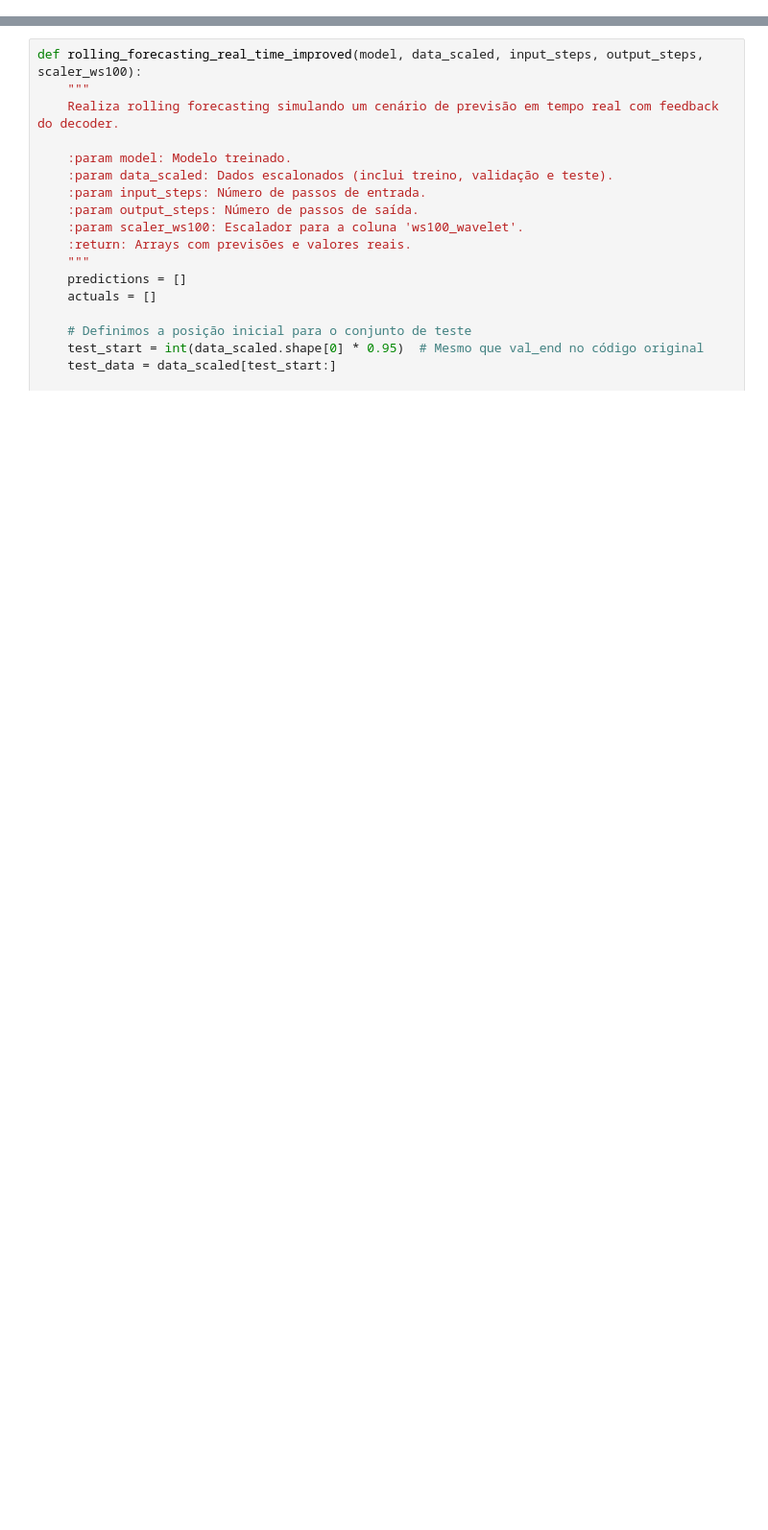
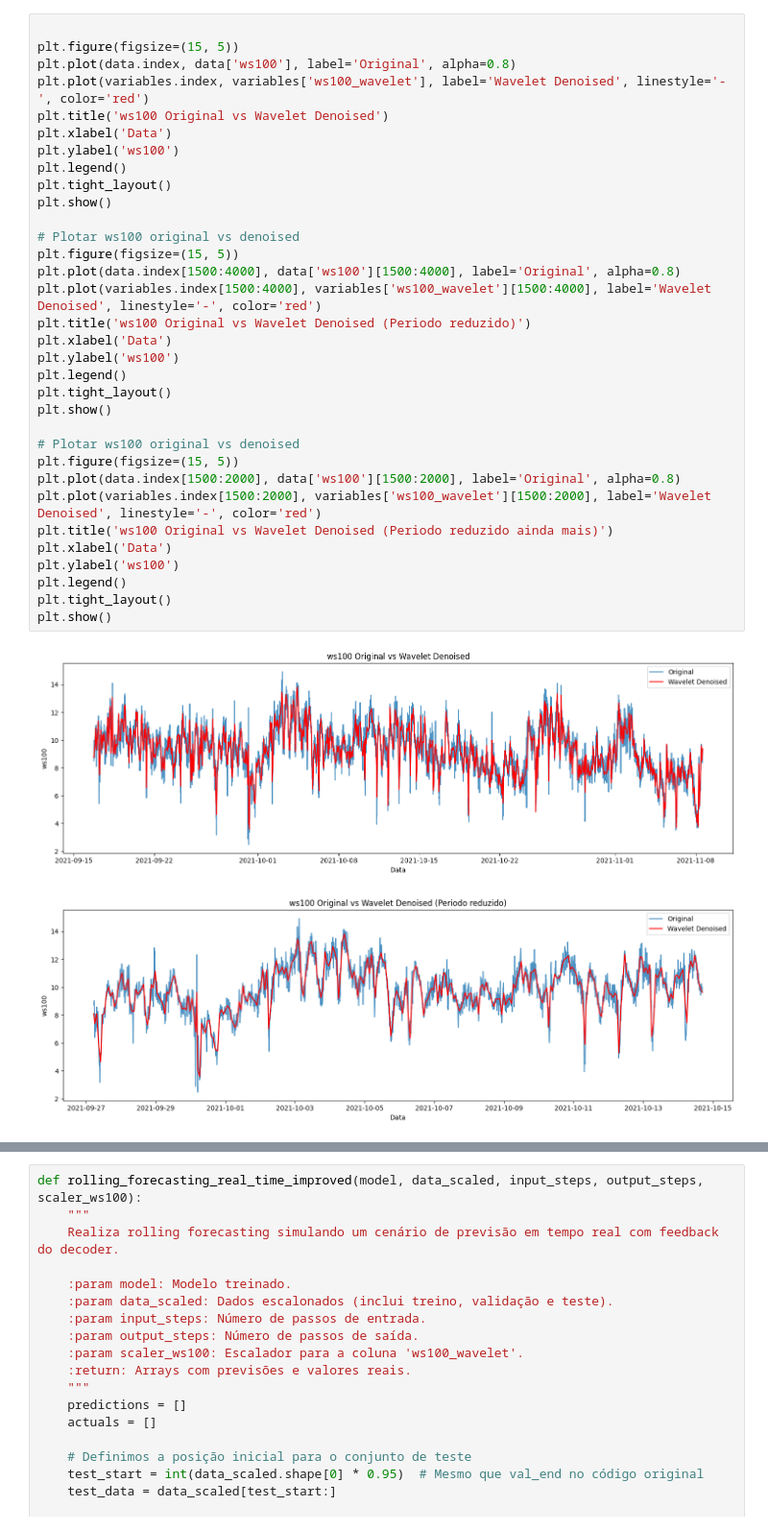
Before and after one commit to Perebati/TFG-Vento-Sul, a Jupyter notebook: LSTM/realtimeforecasting.ipynb, the cells around one changed output, grey strips where cells are left out. Shown: that part at 96% size. Saved outputs shown, nothing was run; the diff lists cells and outputs as text; blank space fills up the shorter version.

```diff
--- a/LSTM/realtimeforecasting.ipynb
+++ b/LSTM/realtimeforecasting.ipynb
@@ -292,0 +132,36 @@ KeyboardInterrupt:
+# %%
+
+plt.figure(figsize=(15, 5))
+plt.plot(data.index, data['ws100'], label='Original', alpha=0.8)
+plt.plot(variables.index, variables['ws100_wavelet'], label='Wavelet Denoised', linestyle='-', color='red')
+plt.title('ws100 Original vs Wavelet Denoised')
+plt.xlabel('Data')
+plt.ylabel('ws100')
+plt.legend()
+plt.tight_layout()
+plt.show()
+
+# Plotar ws100 original vs denoised
+plt.figure(figsize=(15, 5))
+plt.plot(data.index[1500:4000], data['ws100'][1500:4000], label='Original', alpha=0.8)
+plt.plot(variables.index[1500:4000], variables['ws100_wavelet'][1500:4000], label='Wavelet Denoised', linestyle='-', color='red')
+plt.title('ws100 Original vs Wavelet Denoised (Periodo reduzido)')
+plt.xlabel('Data')
+plt.ylabel('ws100')
+plt.legend()
+plt.tight_layout()
+plt.show()
+
+# Plotar ws100 original vs denoised
+plt.figure(figsize=(15, 5))
+plt.plot(data.index[1500:2000], data['ws100'][1500:2000], label='Original', alpha=0.8)
+plt.plot(variables.index[1500:2000], variables['ws100_wavelet'][1500:2000], label='Wavelet Denoised', linestyle='-', color='red')
+plt.title('ws100 Original vs Wavelet Denoised (Periodo reduzido ainda mais)')
+plt.xlabel('Data')
+plt.ylabel('ws100')
+plt.legend()
+plt.tight_layout()
+plt.show()
+# %% [output]
+[figure, added]
+[figure, added]
```
Also changed, not shown: parts of 25 cells of this notebook.
